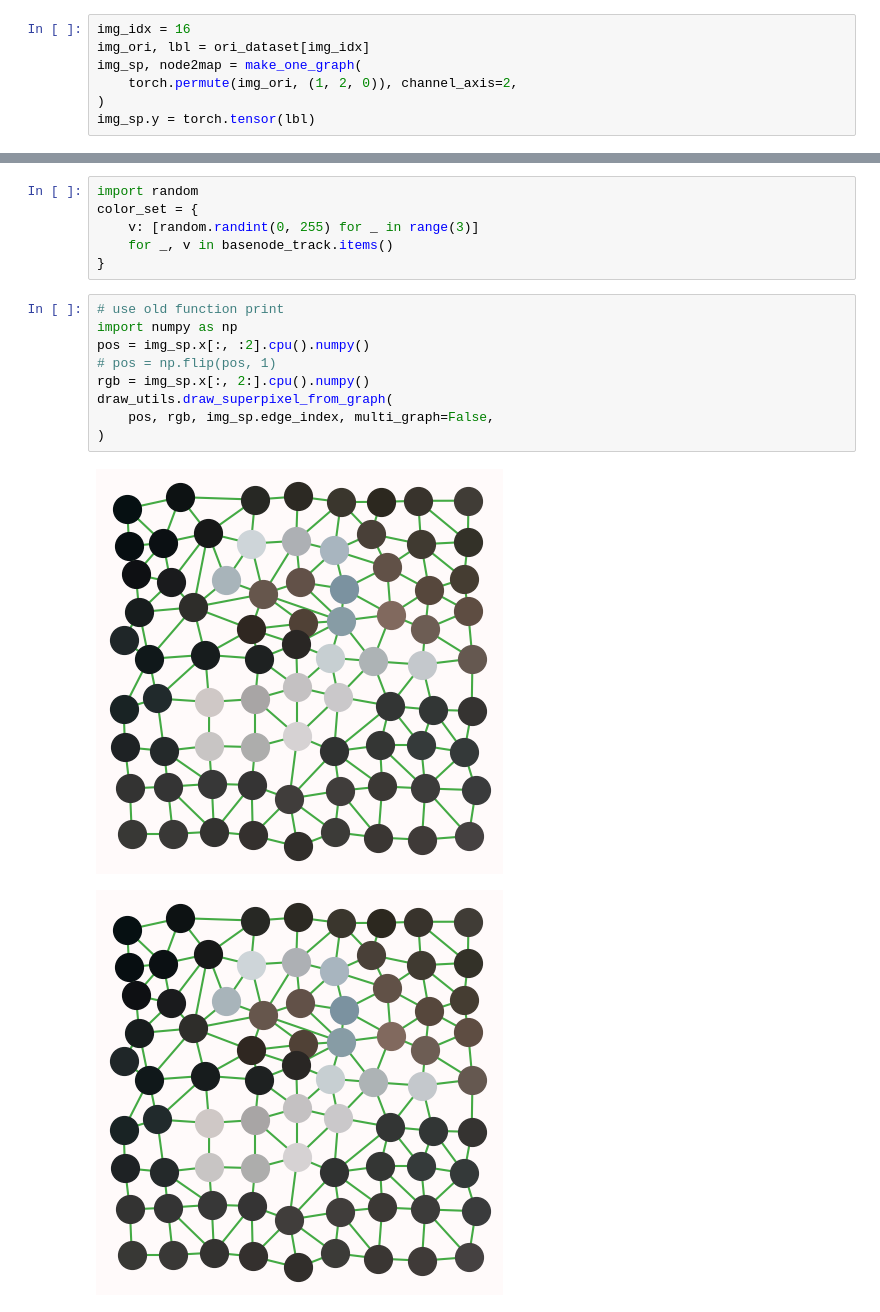
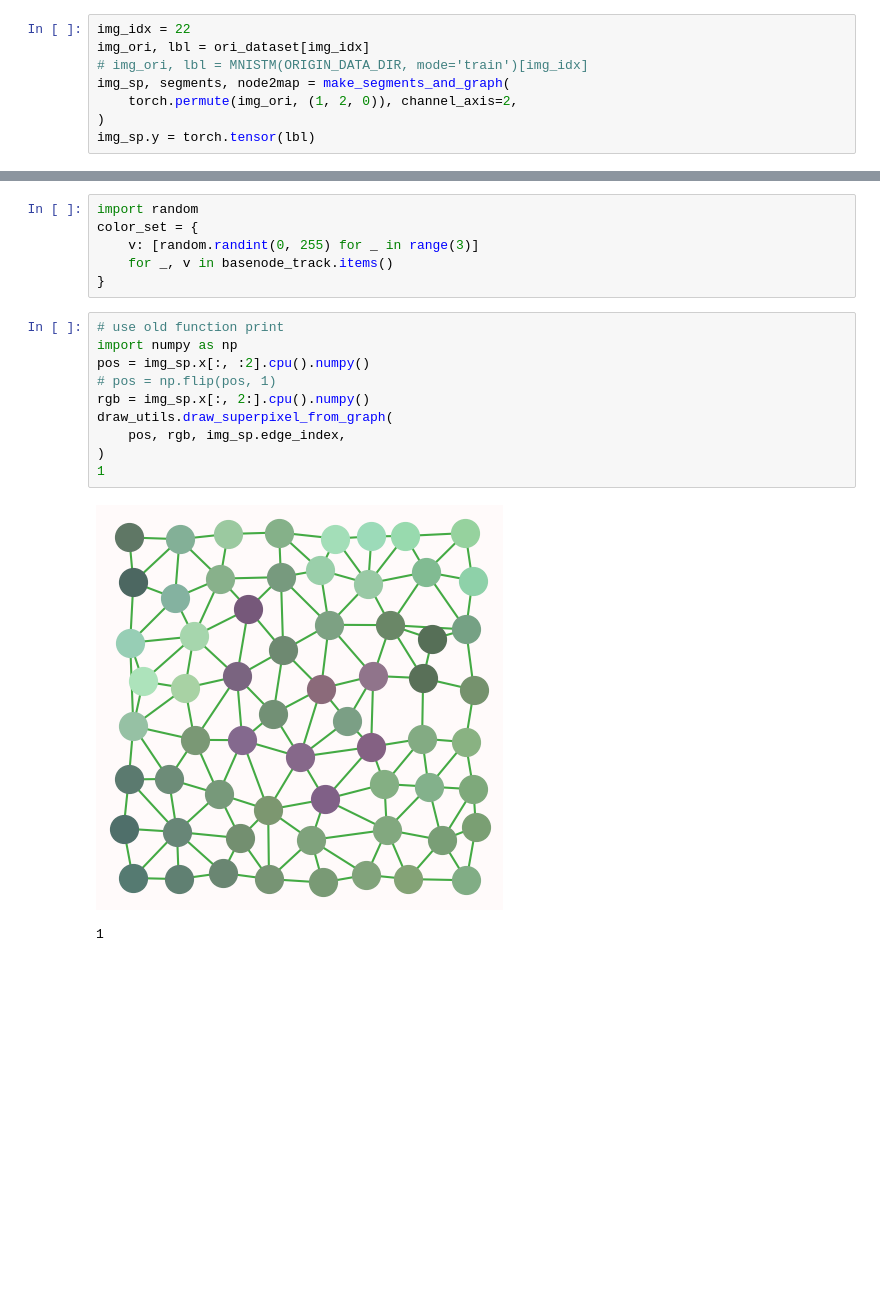
Before and after one commit to DragonChen-TW/SPGIE_thesis, a Jupyter notebook: explainer/explain_mnistm.ipynb, the cells around one changed output, grey strips where cells are left out. Cells and saved outputs as stored; diff of their text form; blank space fills up the shorter version.

Commit message:
fix cnn parts and multiple explainer .ipynb

```diff
--- a/explainer/explain_mnistm.ipynb
+++ b/explainer/explain_mnistm.ipynb
@@ -111,7 +71,8 @@ There are 2 aggregation layers
 # %%
-img_idx = 16
+img_idx = 22
 img_ori, lbl = ori_dataset[img_idx]
-img_sp, node2map = make_one_graph(
+# img_ori, lbl = MNISTM(ORIGIN_DATA_DIR, mode='train')[img_idx]
+img_sp, segments, node2map = make_segments_and_graph(
     torch.permute(img_ori, (1, 2, 0)), channel_axis=2,
 )
 img_sp.y = torch.tensor(lbl)
@@ -540,15 +448,16 @@ color_set = {
 # %%
 # use old function print
 import numpy as np
 pos = img_sp.x[:, :2].cpu().numpy()
 # pos = np.flip(pos, 1)
 rgb = img_sp.x[:, 2:].cpu().numpy()
 draw_utils.draw_superpixel_from_graph(
-    pos, rgb, img_sp.edge_index, multi_graph=False,
+    pos, rgb, img_sp.edge_index,
 )
+1
 # %% [output]
-[figure, old version]
+[figure, new version]
-[figure, removed]
+1
 # %%
 # old function print original, forus and basenode highlight
 img = img_sp
```
Also changed, not shown: parts of 19 cells of this notebook, 23 other files.
